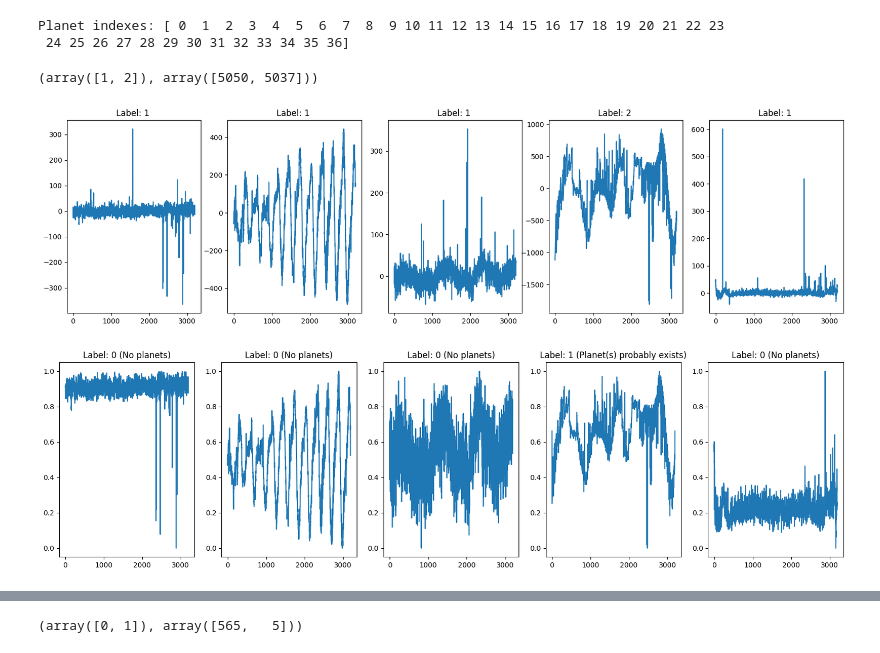
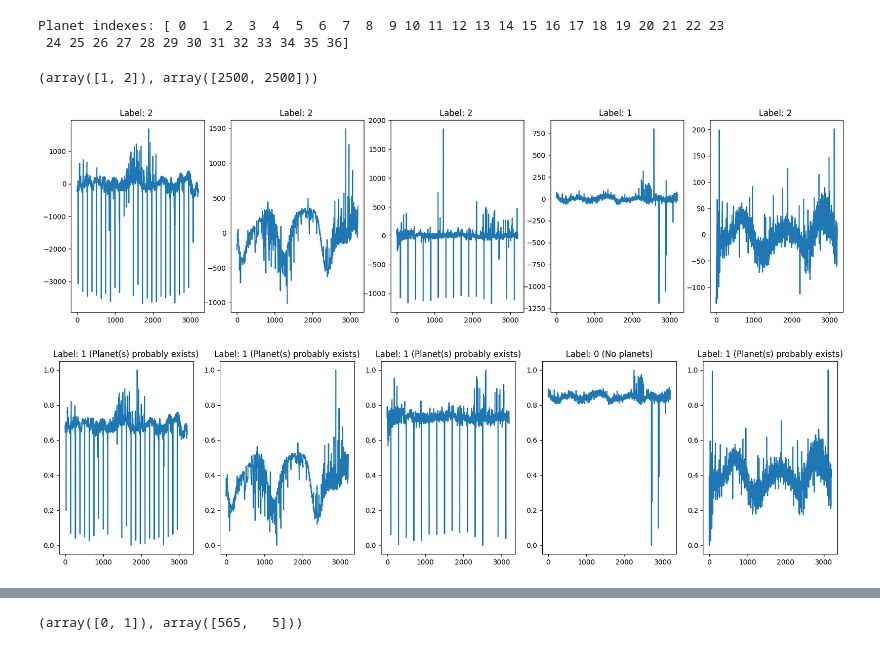
Before and after one commit to EfJot314/PlanetDetection, a Jupyter notebook: detection.ipynb, the cells around one changed output, grey strips where cells are left out. Cells and saved outputs as stored; diff of their text form; code cells hidden in the pictures.

```diff
--- a/detection.ipynb
+++ b/detection.ipynb
@@ -72,21 +72,27 @@ print(np.unique(y_train, return_counts=True))
 # %% [output]
 (array([1, 2]), array([5050,   37]))
 # %%
-#indexes of data that detects planets
+#indexes of data classes
 planet_indexes = np.where(y_train == 2)[0]
+no_planet_indexes = np.where(y_train == 1)[0]
 
 print("Planet indexes:", planet_indexes)
 # %% [output]
 Planet indexes: [ 0  1  2  3  4  5  6  7  8  9 10 11 12 13 14 15 16 17 18 19 20 21 22 23
  24 25 26 27 28 29 30 31 32 33 34 35 36]
+# %%
+#undersampling
+n_under = 2500
+X_under = np.array([X_train[ind] for ind in np.random.choice(no_planet_indexes, n_under, replace=False)])
+y_under = np.array([y_train[ind] for ind in np.random.choice(no_planet_indexes, n_under, replace=False)])
 # %%
 #oversampling
-n_over = 5000
-X_over = np.array([X_train[ind] for ind in np.random.choice(planet_indexes, n_over)])
+n_over = 2500
+X_over = np.array([X_train[ind] for ind in np.random.choice(planet_indexes, n_over, replace=True)])
 y_over = np.array([2 for _ in range(n_over)])
 # %%
-#concatenate original data with oversampled data
-X_train, y_train = np.concatenate((X_train, X_over)), np.concatenate((y_train, y_over))
+#concatenate undersampled data with oversampled data
+X_train, y_train = np.concatenate((X_under, X_over)), np.concatenate((y_under, y_over))
 # %%
 #shuffle new datasets
 permutation = np.random.permutation(len(y_train))
@@ -96,7 +102,7 @@ X_train, y_train = X_train[permutation], y_train[permutation]
 print(np.unique(y_train, return_counts=True))
 #...and it is not c:
 # %% [output]
-(array([1, 2]), array([5050, 5037]))
+(array([1, 2]), array([2500, 2500]))
 # %%
 def show_charts(X, y, indexes, show_labels=False):
     fig, axes = plt.subplots(1, len(indexes), figsize=(20, 5))
@@ -108,10 +114,10 @@ def show_charts(X, y, indexes, show_labels=False):
     plt.show()
 # %%
 #charts
-chart_indexes = [np.random.randint(0, 10000) for _ in range(5)]
+chart_indexes = [np.random.randint(0, 5000) for _ in range(5)]
 show_charts(X_train, y_train, chart_indexes)
 # %% [output]
-[figure, old version]
+[figure, new version]
 # %%
 def remove_outliers(X_data):
     X = np.empty(X_data.shape)
@@ -155,4 +161,4 @@ X_test, y_test = prepare_X_data(X_test), normalize_01(y_test).astype(int)
 #charts
 show_charts(X_train, y_train, chart_indexes, show_labels=True)
 # %% [output]
-[figure, old version]
+[figure, new version]
```
Also changed, not shown: parts of 11 cells of this notebook.
